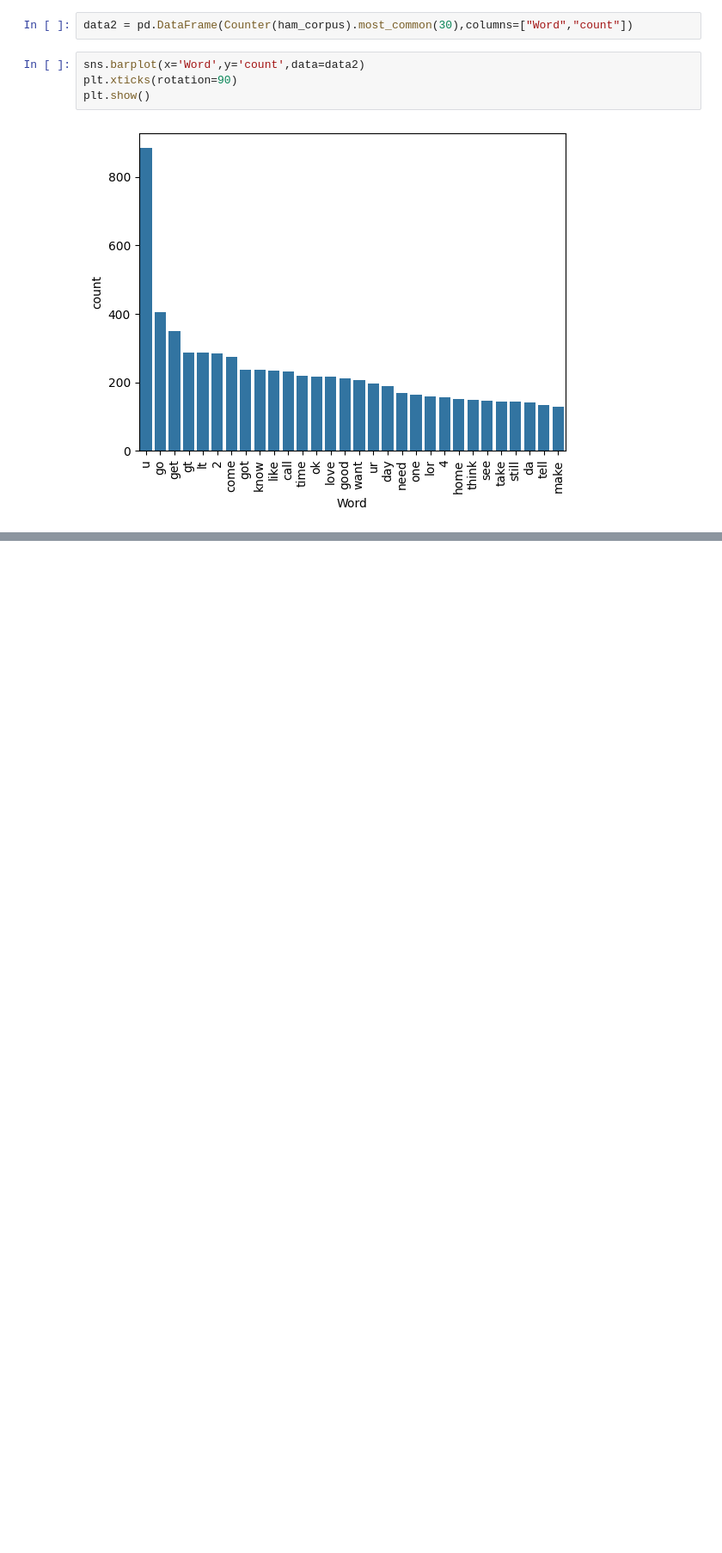
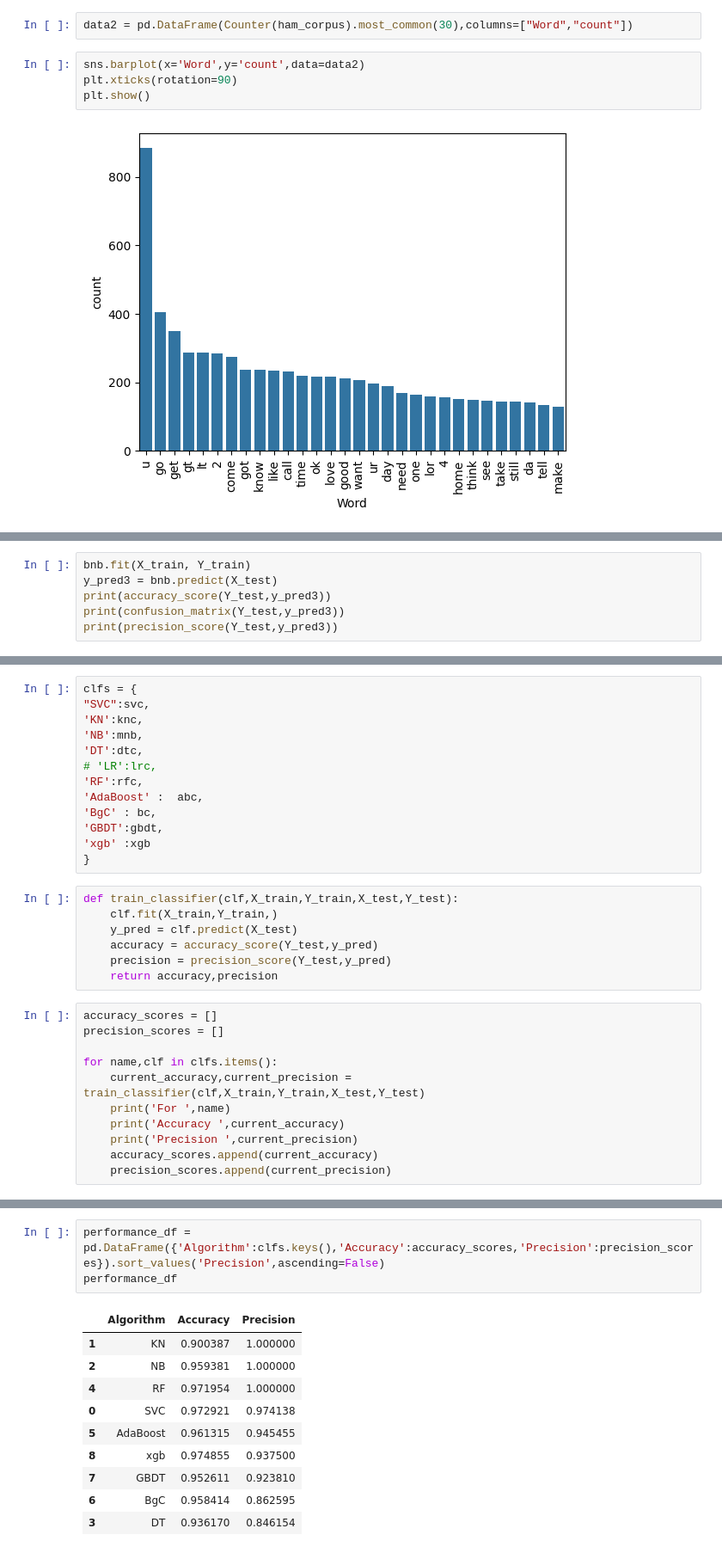
Before and after one commit to Kaustubh8856/SpamDetection, a Jupyter notebook: sms-spam-detection.ipynb, the cells around one changed output, grey strips where cells are left out. Shown: that part at 86% size. Drawn from its saved outputs; the diff is of its cells as text; blank space fills up the shorter version.

```diff
--- a/sms-spam-detection.ipynb
+++ b/sms-spam-detection.ipynb
@@ -266,0 +316,6 @@ plt.show()
+# %%
+bnb.fit(X_train, Y_train)
+y_pred3 = bnb.predict(X_test)
+print(accuracy_score(Y_test,y_pred3))
+print(confusion_matrix(Y_test,y_pred3))
+print(precision_score(Y_test,y_pred3))
@@ -266,0 +352,31 @@ plt.show()
+# %%
+clfs = {
+"SVC":svc,
+'KN':knc,
+'NB':mnb,
+'DT':dtc,
+# 'LR':lrc,
+'RF':rfc,
+'AdaBoost' :  abc,
+'BgC' : bc,
+'GBDT':gbdt,
+'xgb' :xgb
+}
+# %%
+def train_classifier(clf,X_train,Y_train,X_test,Y_test):
+    clf.fit(X_train,Y_train,)
+    y_pred = clf.predict(X_test)
+    accuracy = accuracy_score(Y_test,y_pred)
+    precision = precision_score(Y_test,y_pred)
+    return accuracy,precision
+# %%
+accuracy_scores = []
+precision_scores = []
+
+for name,clf in clfs.items():
+    current_accuracy,current_precision = train_classifier(clf,X_train,Y_train,X_test,Y_test)
+    print('For ',name)
+    print('Accuracy ',current_accuracy)
+    print('Precision ',current_precision)
+    accuracy_scores.append(current_accuracy)
+    precision_scores.append(current_precision)
@@ -266,0 +414,14 @@ plt.show()
+# %%
+performance_df = pd.DataFrame({'Algorithm':clfs.keys(),'Accuracy':accuracy_scores,'Precision':precision_scores}).sort_values('Precision',ascending=False)
+performance_df
+# %% [output]
+|  | Algorithm | Accuracy | Precision |
+| 1 | KN | 0.900387 | 1.000000 |
+| 2 | NB | 0.959381 | 1.000000 |
+| 4 | RF | 0.971954 | 1.000000 |
+| 0 | SVC | 0.972921 | 0.974138 |
+| 5 | AdaBoost | 0.961315 | 0.945455 |
+| 8 | xgb | 0.974855 | 0.937500 |
+| 7 | GBDT | 0.952611 | 0.923810 |
+| 6 | BgC | 0.958414 | 0.862595 |
+| 3 | DT | 0.936170 | 0.846154 |
```
Also changed, not shown: parts of 17 cells of this notebook.
